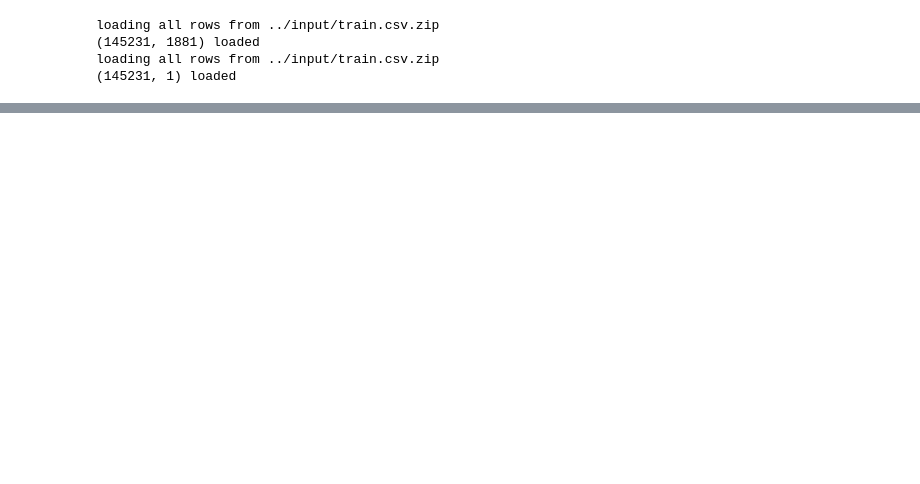
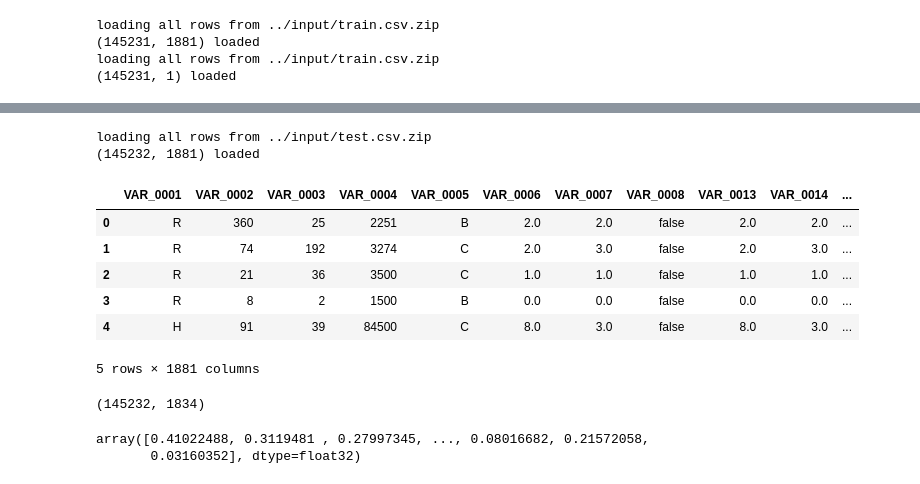
Before and after one commit to tunguz/TabularBenchmarks, a Jupyter notebook: datasets/Springleaf/scripts/XGB_Kaggle.ipynb, the cells around one changed output, grey strips where cells are left out. Saved outputs shown, nothing was run; the diff lists cells and outputs as text; code cells hidden in the pictures; blank space fills up the shorter version.

```diff
--- a/datasets/Springleaf/scripts/XGB_Kaggle.ipynb
+++ b/datasets/Springleaf/scripts/XGB_Kaggle.ipynb
@@ -731,0 +814,20 @@ NameError: name 'X' is not defined
+# %%
+test_X_df = get_test_X_df(n_rows_with_caption=None)
+# %% [output]
+loading all rows from ../input/test.csv.zip
+(145232, 1881) loaded
+# %%
+test_X_df.head()
+# %% [output]
+|  | VAR_0001 | VAR_0002 | VAR_0003 | VAR_0004 | VAR_0005 | VAR_0006 | VAR_0007 | VAR_0008 | VAR_0013 | VAR_0014 | ... |
+| 0 | R | 360 | 25 | 2251 | B | 2.0 | 2.0 | false | 2.0 | 2.0 | ... |
+| 1 | R | 74 | 192 | 3274 | C | 2.0 | 3.0 | false | 2.0 | 3.0 | ... |
+| 2 | R | 21 | 36 | 3500 | C | 1.0 | 1.0 | false | 1.0 | 1.0 | ... |
+| 3 | R | 8 | 2 | 1500 | B | 0.0 | 0.0 | false | 0.0 | 0.0 | ... |
+| 4 | H | 91 | 39 | 84500 | C | 8.0 | 3.0 | false | 8.0 | 3.0 | ... |
+5 rows × 1881 columns
+# %%
+X_test = test_X_df.select_dtypes(include=np.number)
+X_test.shape
+# %% [output]
+(145232, 1834)
@@ -731,0 +838,5 @@ NameError: name 'X' is not defined
+# %%
+preds
+# %% [output]
+array([0.41022488, 0.3119481 , 0.27997345, ..., 0.08016682, 0.21572058,
+       0.03160352], dtype=float32)
```
Also changed, not shown: parts of 29 cells of this notebook, 3 other files.
